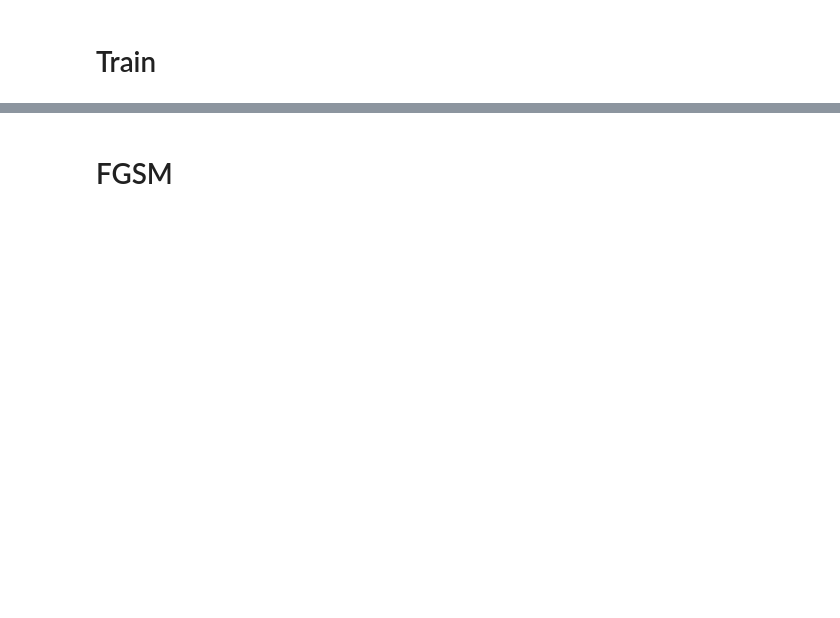
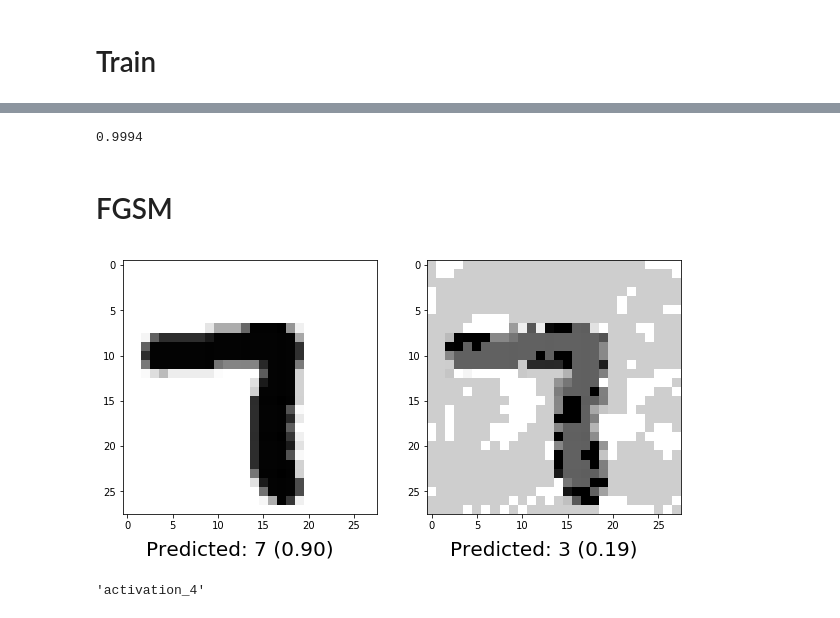
Before and after one commit to James-Brooke/ML_Projects, a Jupyter notebook: Evolution of neural networks robust to adversarial examples.ipynb, the cells around one changed output, grey strips where cells are left out. Cells and saved outputs as stored; diff of their text form; code cells hidden in the pictures; blank space fills up the shorter version.

```diff
--- a/Evolution of neural networks robust to adversarial examples.ipynb
+++ b/Evolution of neural networks robust to adversarial examples.ipynb
@@ -214,9 +218,12 @@ else:
 # %%
 # Calculate training error
-if testing:
-    eval_params = {'batch_size': batch_size}
-    acc = model_eval(sess, x, y, preds, X_train, Y_train, args=eval_params)
-    report.train_clean_train_clean_eval = acc
+eval_params = {'batch_size': batch_size}
+acc = model_eval(sess, x, y, preds, X_train, Y_train, args=eval_params)
+report.train_clean_train_clean_eval = acc
+
+print(acc)
+# %% [output]
+0.9994
 # %% [markdown]
 # FGSM
 # %%
@@ -253,4 +260,10 @@ def adv_plotter(index, X_train, fgsm_params, model):
     ax2.imshow(adversarial.reshape(28,28), cmap='Greys')
     ax2.text(x=2, y=32, s="Predicted: {x:.0f} ({y:.2f})".format(x=adv_class, y=adv_perct), fontsize=20)
 # %%
-adv_plotter(2, X_train, fgsm_params, model)
+ad = adv_plotter(9111, X_train, fgsm_params, model)
+# %% [output]
+[figure, added]
+# %%
+wrap._get_softmax_name()
+# %% [output]
+'activation_4'
```
Also changed, not shown: parts of 7 cells of this notebook.
